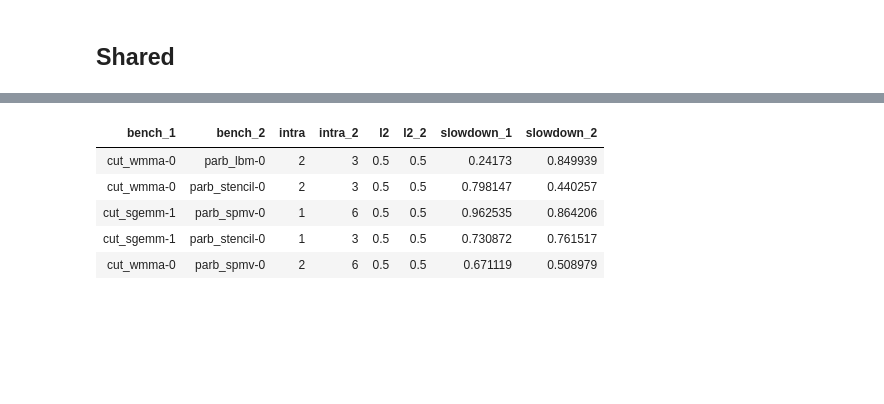
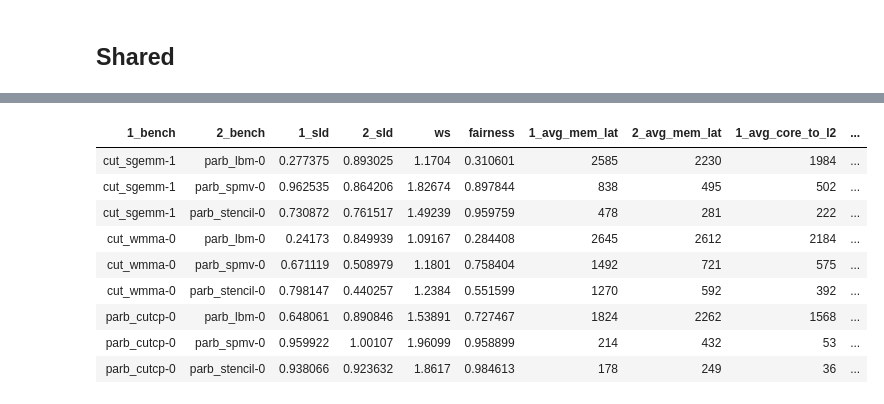
Before and after one commit to UofT-EcoSystem/gpgpu-sim_simulations, a Jupyter notebook: util/job_launching/results/gen-isolation.ipynb, the cells around one changed output, grey strips where cells are left out. Cells and saved outputs as stored; diff of their text form; code cells hidden in the pictures; blank space fills up the shorter version.

```diff
--- a/util/job_launching/results/gen-isolation.ipynb
+++ b/util/job_launching/results/gen-isolation.ipynb
@@ -64,3 +57,19 @@ def norm_runtime_row(row, runtime='runtime', bench='pair_str'):
+# %%
+# scale all IPC to baseline
+# baseline_ipc = pd.Series(df_seq.ipc.values,index=df_seq.pair_str).to_dict()
+# baseline_runtime = pd.Series(df_seq.runtime.values,index=df_seq.pair_str).to_dict()
+# baseline_mf = pd.Series(df_seq.avg_mem_lat.values,index=df_seq.pair_str).to_dict()
+def normalize(df, index, metric, value, inverse):
+    if inverse:
+        return df.loc[index, metric] / value
+    else:
+        return value / df.loc[index, metric]
+
+def norm_over_seq(index, metric, value, inverse=True):
+    return normalize(df_seq, index, metric, value, inverse)
+
+def norm_over_intra(index, metric, value, inverse=True):
+    return normalize(df_intra, index, metric, value, inverse)
 # %% [markdown]
 ## Process columns
 # %%
@@ -211,22 +230,58 @@ KeyError: 'norm_ipc'
 # %%
 df_pair = pd.read_csv('pair.csv')
-print(df_pair.columns)
+
+df_pair['avg_dram_bw'] = df_pair['dram_bw'].transform(hi.avg_array)
 
 # split pair into two benchmarks
 pair = [re.split(r'-(?=\D)', p) for p in df_pair['pair_str']]
-df_bench = pd.DataFrame(pair, columns=['bench_1', 'bench_2'])
+df_bench = pd.DataFrame(pair, columns=['1_bench', '2_bench'])
 df_pair = pd.concat([df_bench, df_pair], axis=1)
 
 # extract resource allocation size
-hi.process_config_column('intra', 'intra_2', 'l2', 'l2_2', df=df_pair)
+hi.process_config_column('intra', '2_intra', 'l2', '2_l2', df=df_pair)
 
-# calculate slowdown
-df_pair['slowdown_1'] = df_pair.apply(lambda row: norm_runtime_row(row, runtime='1_runtime', bench='bench_1'),
+
+# calculate slowdown w.r.t seq
+df_pair['1_sld'] = df_pair.apply(lambda row: norm_over_seq(row['1_bench'], 'runtime', row['1_runtime']),
                                       axis=1)
-df_pair['slowdown_2'] = df_pair.apply(lambda row: norm_runtime_row(row, runtime='2_runtime', bench='bench_2'),
+df_pair['2_sld'] = df_pair.apply(lambda row: norm_over_seq(row['2_bench'], 'runtime', row['2_runtime']),
+                                      axis=1)
+df_pair['ws'] = df_pair['1_sld'] + df_pair['2_sld']
+
+df_pair['fairness'] = np.minimum(df_pair['1_sld']/df_pair['2_sld'],
+                                 df_pair['2_sld']/df_pair['1_sld'])
+
+# calculate slowdown w.r.t intra
+df_pair['1_sld_intra'] = df_pair.apply(lambda row: norm_over_intra((row['1_bench'], row['intra'], row['l2']),
+                                                                   'runtime',
+                                                                   row['1_runtime']),
+                                      axis=1)
+df_pair['2_sld_intra'] = df_pair.apply(lambda row: norm_over_intra((row['2_bench'], row['2_intra'], row['2_l2']),
+                                                                   'runtime',
+                                                                   row['2_runtime']),
                                       axis=1)
 
+df_pair['ws_intra'] = df_pair['1_sld_intra'] + df_pair['2_sld_intra']
+
+
+# calculate mem fetch latency change
+df_pair['1_norm_mflat'] = df_pair.apply(lambda row: norm_over_seq(row['1_bench'], 'avg_mem_lat',
+                                                                  row['1_avg_mem_lat'], inverse=False),
+                                        axis=1)
+df_pair['1_norm_mflat'] = df_pair.apply(lambda row: norm_over_seq(row['2_bench'], 'avg_mem_lat',
+                                                                  row['2_avg_mem_lat'], inverse=False),
+                                        axis=1)
+
+df_pair.sort_values(['1_bench', '2_bench'], inplace=True)
 # display in a table
-display_cols = ['bench_1', 'bench_2', 'intra', 'intra_2', 'l2', 'l2_2', 'slowdown_1', 'slowdown_2']
+display_cols = ['1_bench', '2_bench', # 'intra', '2_intra', 'l2', '2_l2',
+                '1_sld', '2_sld', 'ws', 'fairness',
+                '1_avg_mem_lat', '2_avg_mem_lat',
+                '1_avg_core_to_l2', '2_avg_core_to_l2',
+                '1_avg_l2_to_core', '2_avg_l2_to_core',
+                'avg_dram_bw',
+                #'1_sld_intra', '2_sld_intra', 'ws_intra'
+                #'norm_mflat_1', 'norm_mflat_2'
+               ]
 df_pair[display_cols].style.set_table_styles(fmt.table_style).hide_index()
 # %% [output]
@@ -243,6 +288,10 @@ Index(['pair_str', 'config', 'gpusim_version', 'jobId', '1_grid_x', '1_grid_y',
-| bench_1 | bench_2 | intra | intra_2 | l2 | l2_2 | slowdown_1 | slowdown_2 |
-| cut_wmma-0 | parb_lbm-0 | 2 | 3 | 0.5 | 0.5 | 0.24173 | 0.849939 |
-| cut_wmma-0 | parb_stencil-0 | 2 | 3 | 0.5 | 0.5 | 0.798147 | 0.440257 |
-| cut_sgemm-1 | parb_spmv-0 | 1 | 6 | 0.5 | 0.5 | 0.962535 | 0.864206 |
-| cut_sgemm-1 | parb_stencil-0 | 1 | 3 | 0.5 | 0.5 | 0.730872 | 0.761517 |
-| cut_wmma-0 | parb_spmv-0 | 2 | 6 | 0.5 | 0.5 | 0.671119 | 0.508979 |
+| 1_bench | 2_bench | 1_sld | 2_sld | ws | fairness | 1_avg_mem_lat | 2_avg_mem_lat | 1_avg_core_to_l2 | ... |
+| cut_sgemm-1 | parb_lbm-0 | 0.277375 | 0.893025 | 1.1704 | 0.310601 | 2585 | 2230 | 1984 | ... |
+| cut_sgemm-1 | parb_spmv-0 | 0.962535 | 0.864206 | 1.82674 | 0.897844 | 838 | 495 | 502 | ... |
+| cut_sgemm-1 | parb_stencil-0 | 0.730872 | 0.761517 | 1.49239 | 0.959759 | 478 | 281 | 222 | ... |
+| cut_wmma-0 | parb_lbm-0 | 0.24173 | 0.849939 | 1.09167 | 0.284408 | 2645 | 2612 | 2184 | ... |
+| cut_wmma-0 | parb_spmv-0 | 0.671119 | 0.508979 | 1.1801 | 0.758404 | 1492 | 721 | 575 | ... |
+| cut_wmma-0 | parb_stencil-0 | 0.798147 | 0.440257 | 1.2384 | 0.551599 | 1270 | 592 | 392 | ... |
+| parb_cutcp-0 | parb_lbm-0 | 0.648061 | 0.890846 | 1.53891 | 0.727467 | 1824 | 2262 | 1568 | ... |
+| parb_cutcp-0 | parb_spmv-0 | 0.959922 | 1.00107 | 1.96099 | 0.958899 | 214 | 432 | 53 | ... |
+| parb_cutcp-0 | parb_stencil-0 | 0.938066 | 0.923632 | 1.8617 | 0.984613 | 178 | 249 | 36 | ... |
```
Also changed, not shown: parts of 9 cells of this notebook, 1 other file.
